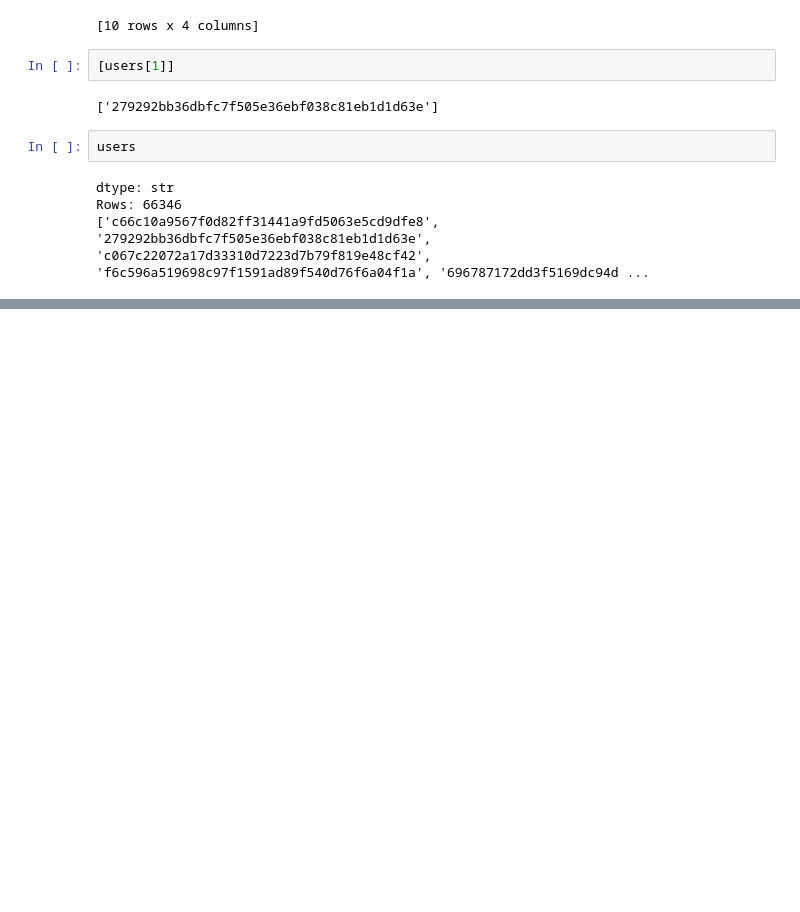
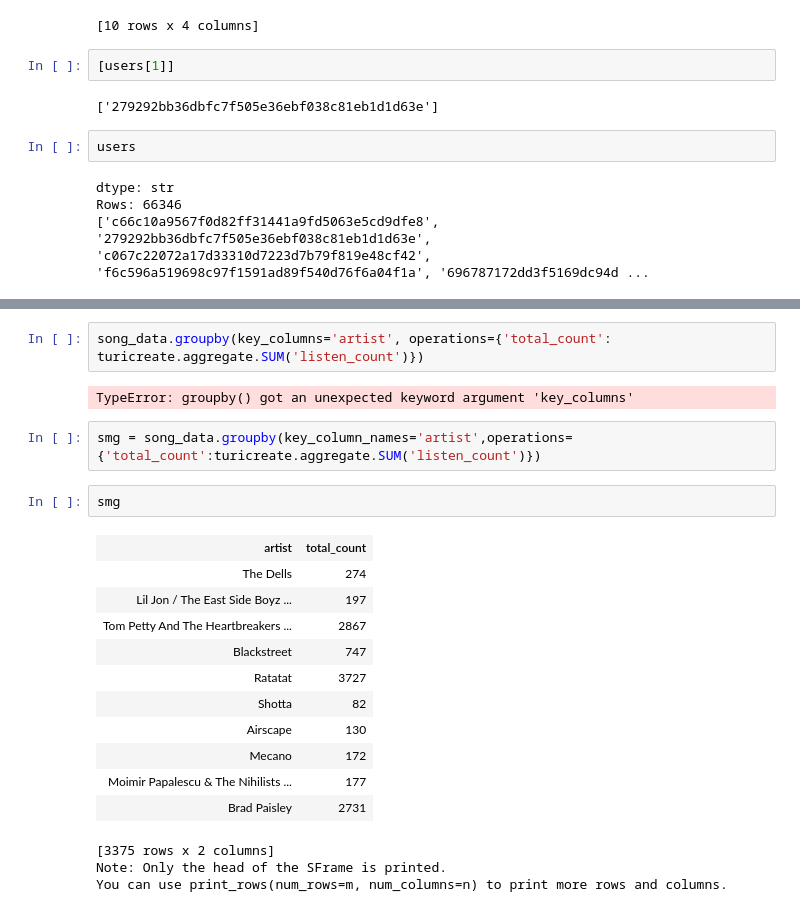
Before and after one commit to AkhilVinayakp/machine_Learning_Algorithms_python, a Jupyter notebook: recom_system/song_recom_system.ipynb, the cells around one changed output, grey strips where cells are left out. Cells and saved outputs as stored; diff of their text form; blank space fills up the shorter version.

```diff
--- a/recom_system/song_recom_system.ipynb
+++ b/recom_system/song_recom_system.ipynb
@@ -83,0 +158,23 @@ Rows: 66346
+# %%
+song_data.groupby(key_columns='artist', operations={'total_count': turicreate.aggregate.SUM('listen_count')})
+# %% [output]
+TypeError: groupby() got an unexpected keyword argument 'key_columns'
+# %%
+smg = song_data.groupby(key_column_names='artist',operations={'total_count':turicreate.aggregate.SUM('listen_count')})
+# %%
+smg
+# %% [output]
+| artist | total_count |
+| The Dells | 274 |
+| Lil Jon / The East Side Boyz ... | 197 |
+| Tom Petty And The Heartbreakers ... | 2867 |
+| Blackstreet | 747 |
+| Ratatat | 3727 |
+| Shotta | 82 |
+| Airscape | 130 |
+| Mecano | 172 |
+| Moimir Papalescu & The Nihilists ... | 177 |
+| Brad Paisley | 2731 |
+[3375 rows x 2 columns]
+Note: Only the head of the SFrame is printed.
+You can use print_rows(num_rows=m, num_columns=n) to print more rows and columns.
```
Also changed, not shown: parts of 14 cells of this notebook.
